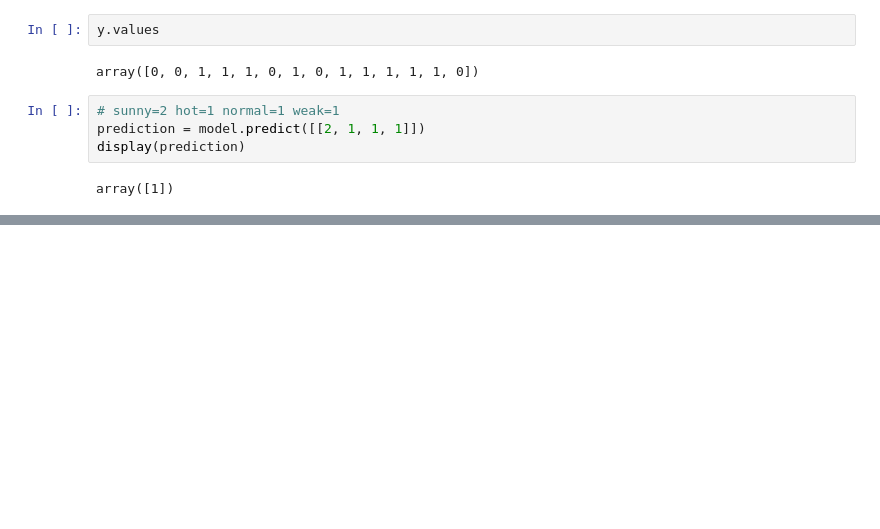
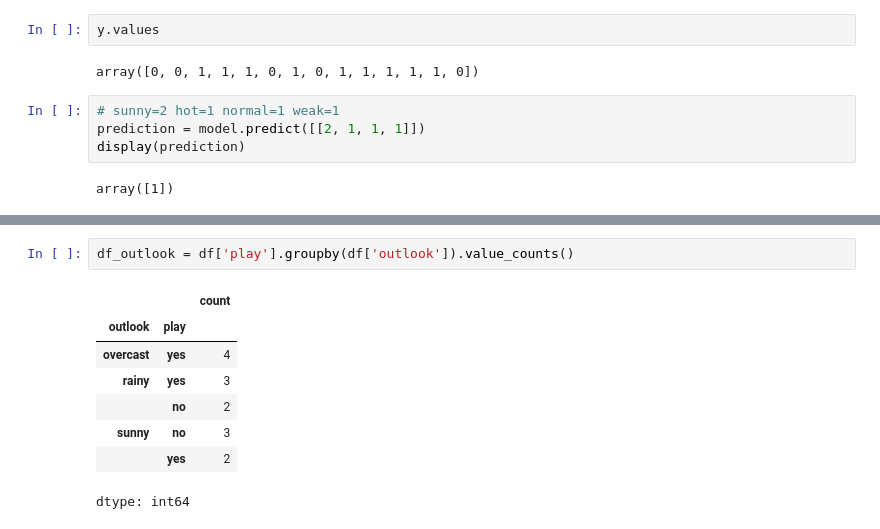
Before and after one commit to Haris-09/Machine-Learning, a Jupyter notebook: Decision_Tree.ipynb, the cells around one changed output, grey strips where cells are left out. Cells and saved outputs as stored; diff of their text form; blank space fills up the shorter version.

```diff
--- a/Decision_Tree.ipynb
+++ b/Decision_Tree.ipynb
@@ -171,0 +224,11 @@ array([1])
+# %%
+df_outlook = df['play'].groupby(df['outlook']).value_counts()
+# %% [output]
+|  |  | count |
+| outlook | play |  |
+| overcast | yes | 4 |
+| rainy | yes | 3 |
+|  | no | 2 |
+| sunny | no | 3 |
+|  | yes | 2 |
+dtype: int64
```
Also changed, not shown: parts of 6 cells of this notebook.
